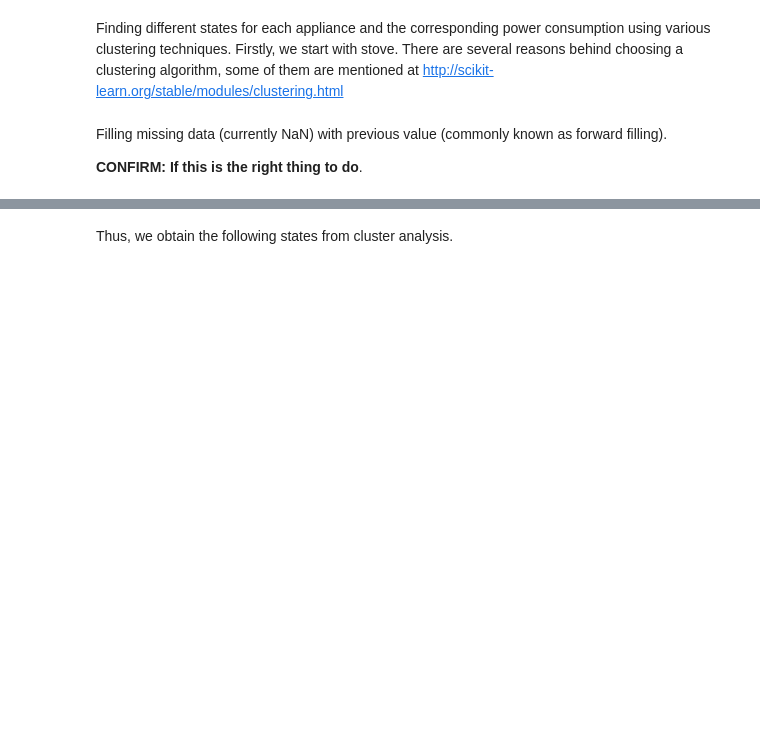
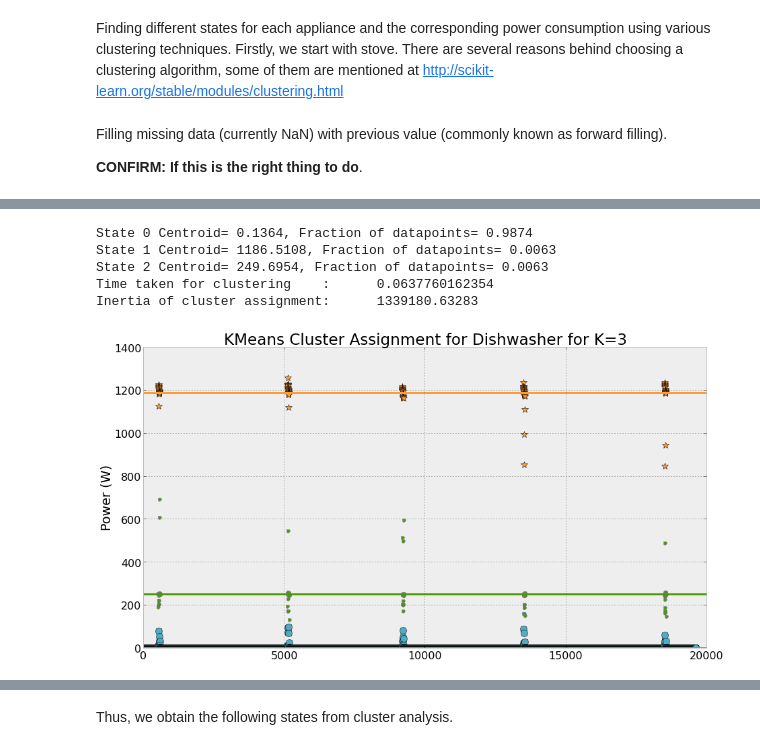
Before and after one commit to nipunbatra/nilm, a Jupyter notebook: REDD_House2_Analysis.ipynb, the cells around one changed output, grey strips where cells are left out. Drawn from its saved outputs; the diff is of its cells as text; code cells hidden in the pictures; blank space fills up the shorter version.

```diff
--- a/REDD_House2_Analysis.ipynb
+++ b/REDD_House2_Analysis.ipynb
@@ -820,0 +778,13 @@ np.savetxt('clustered_lighting',clustered_lighting)
+# %%
+[t_batch_dishwasher, k_means_labels_dishwasher, k_means_cluster_centers_dishwasher, k_means_labels_unique_dishwasher, inertia_dishwasher]=\
+apply_kmeans(3,10,raw_data["dishwasher"],"kmeans++")
+plot_cluster_assignments(raw_data["dishwasher"],k_means_labels_dishwasher, k_means_cluster_centers_dishwasher,len(k_means_labels_unique_dishwasher),"Dishwasher")
+print "Time taken for clustering    :     ",t_batch_dishwasher
+print "Inertia of cluster assignment:     ",inertia_dishwasher
+# %% [output]
+State 0 Centroid= 0.1364, Fraction of datapoints= 0.9874
+State 1 Centroid= 1186.5108, Fraction of datapoints= 0.0063
+State 2 Centroid= 249.6954, Fraction of datapoints= 0.0063
+Time taken for clustering    :      0.0637760162354
+Inertia of cluster assignment:      1339180.63283
+[figure, added]
```
Also changed, not shown: parts of 17 cells of this notebook.
